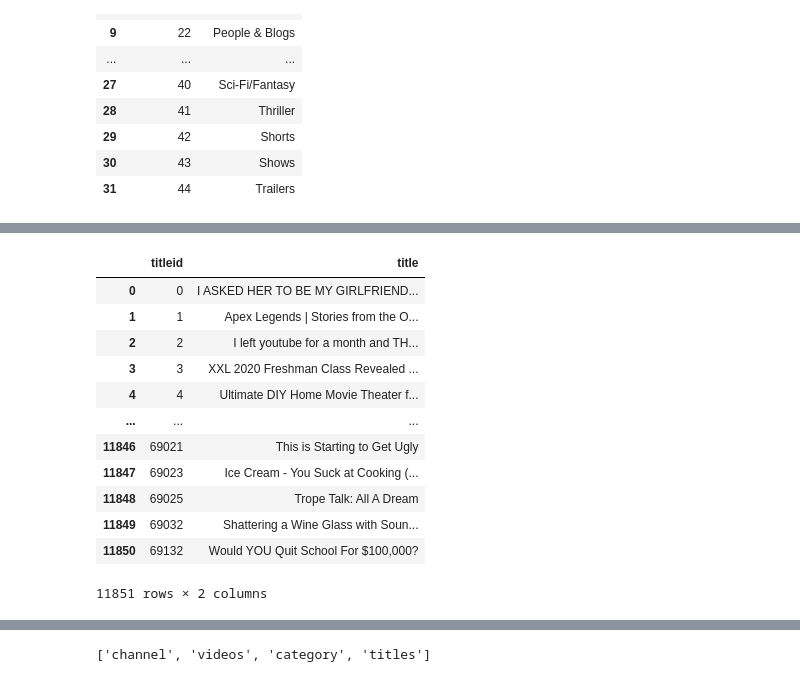
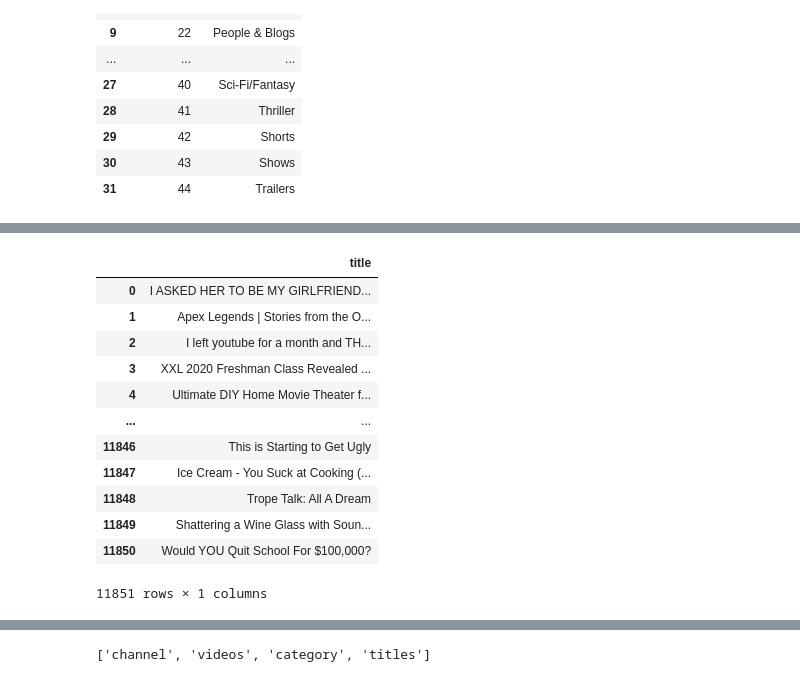
Before and after one commit to ichakrabarty/Grp_5---Youtube-Trending, a Jupyter notebook: main.sq.ipynb, the cells around one changed output, grey strips where cells are left out. Drawn from its saved outputs; the diff is of its cells as text; code cells hidden in the pictures.

```diff
--- a/main.sq.ipynb
+++ b/main.sq.ipynb
@@ -226,6 +226,6 @@ categories_df
 | 30 | 43 | Shows |
 | 31 | 44 | Trailers |
 # %%
-channel_df = youtube_df[['Chanel_id','Channel_Title']].drop_duplicates().rename(columns={'Chanel_id':'channelid','Channel_Title':'channeltitle'})
+channel_df = youtube_df[['Channel_Title']].drop_duplicates(ignore_index=True)
 channel_df
 # %% [output]
@@ -244,0 +245,4 @@ channel_df
+# %%
+#creating the channel table
+youtube_df['Chanel_id'] = youtube_df.apply(lambda x:channel_df[(channel_df.Channel_Title == x.Channel_Title)].index[0], axis=1)
+youtube_df.head()
@@ -245,17 +277,16 @@ channel_df
 # %%
-title_df = youtube_df['Title'].drop_duplicates().reset_index().rename(columns = {'index' : 'titleid','Title':'title'})
-title_df
+title_df = youtube_df[['Title']].drop_duplicates(ignore_index=True).rename(columns = {'index' : 'titleid','Title':'title'})
 # %% [output]
-|  | titleid | title |
-| 0 | 0 | I ASKED HER TO BE MY GIRLFRIEND... |
-| 1 | 1 | Apex Legends | Stories from the O... |
-| 2 | 2 | I left youtube for a month and TH... |
-| 3 | 3 | XXL 2020 Freshman Class Revealed ... |
-| 4 | 4 | Ultimate DIY Home Movie Theater f... |
-| ... | ... | ... |
-| 11846 | 69021 | This is Starting to Get Ugly |
-| 11847 | 69023 | Ice Cream - You Suck at Cooking (... |
-| 11848 | 69025 | Trope Talk: All A Dream |
-| 11849 | 69032 | Shattering a Wine Glass with Soun... |
-| 11850 | 69132 | Would YOU Quit School For $100,000? |
+|  | title |
+| 0 | I ASKED HER TO BE MY GIRLFRIEND... |
+| 1 | Apex Legends | Stories from the O... |
+| 2 | I left youtube for a month and TH... |
+| 3 | XXL 2020 Freshman Class Revealed ... |
+| 4 | Ultimate DIY Home Movie Theater f... |
+| ... | ... |
+| 11846 | This is Starting to Get Ugly |
+| 11847 | Ice Cream - You Suck at Cooking (... |
+| 11848 | Trope Talk: All A Dream |
+| 11849 | Shattering a Wine Glass with Soun... |
+| 11850 | Would YOU Quit School For $100,000? |
-11851 rows × 2 columns
+11851 rows × 1 columns
```
Also changed, not shown: parts of 5 cells of this notebook, 1 other file.
